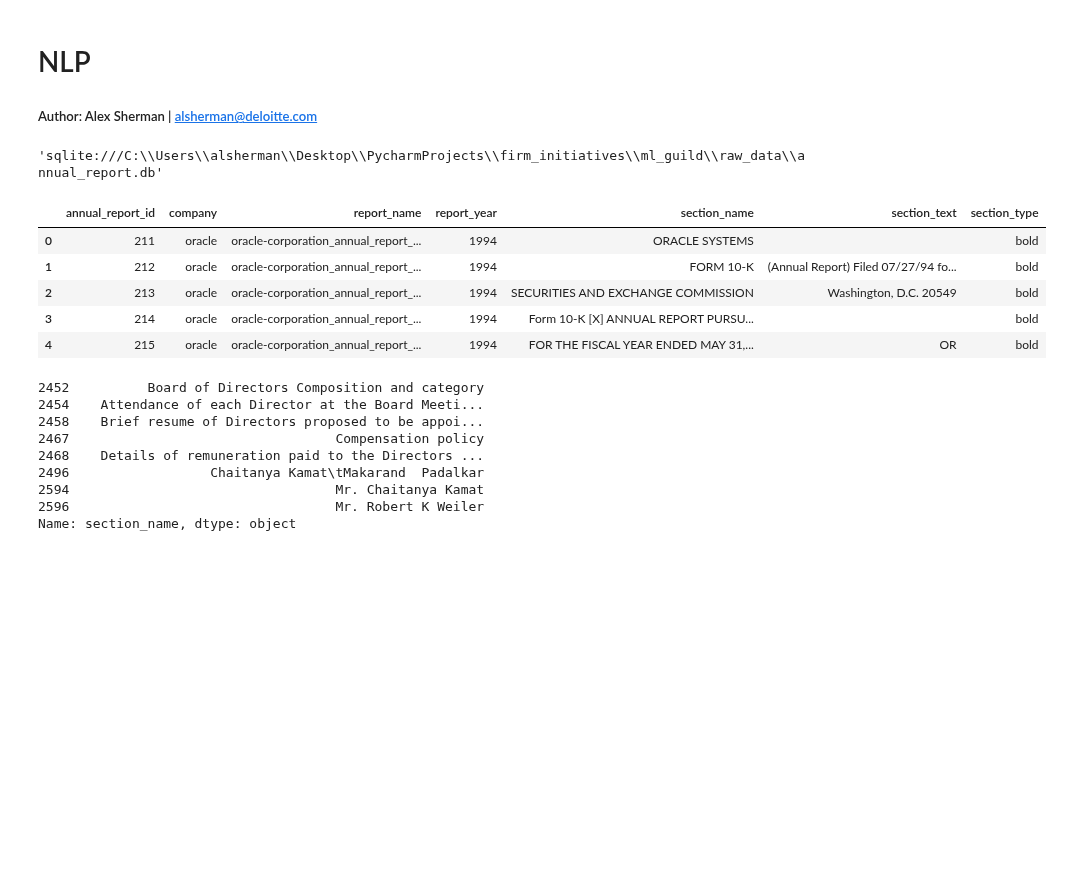
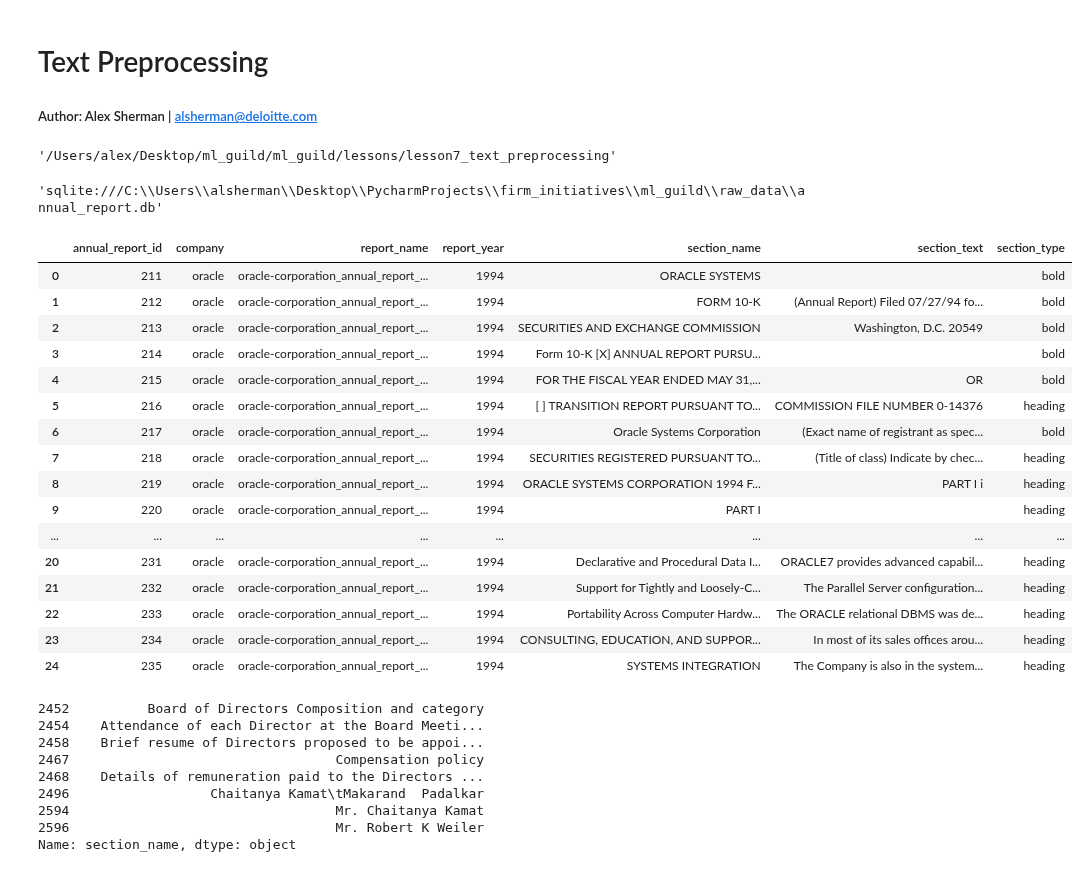
Before and after one commit to Alexjmsherman/nlp_practicum_original, a Jupyter notebook: lessons/lesson7_text_preprocessing/text_preprocessing_solution.ipynb, the cells around one changed output. Cells and saved outputs as stored; diff of their text form; code cells hidden in the pictures; blank space fills up the shorter version.

```diff
--- a/lessons/lesson7_text_preprocessing/text_preprocessing_solution.ipynb
+++ b/lessons/lesson7_text_preprocessing/text_preprocessing_solution.ipynb
@@ -1,7 +1,11 @@
 # %% [markdown]
-# NLP
+# Text Preprocessing
 
 ##### Author: Alex Sherman | alsherman@deloitte.com
+# %%
+pwd
+# %% [output]
+'/Users/alex/Desktop/ml_guild/ml_guild/lessons/lesson7_text_preprocessing'
 # %%
 import os
 import configparser
@@ -17,19 +22,30 @@ DB_PATH
 # %%
 # read the oracle 10k documents
 
 import pandas as pd
 from sqlalchemy import create_engine
 engine = create_engine(DB_PATH)
 
 df = pd.read_sql("SELECT * FROM annual_report WHERE COMPANY = 'oracle'", con=engine)
-df.head()
+df.head(25)
 # %% [output]
 |  | annual_report_id | company | report_name | report_year | section_name | section_text | section_type |
 | 0 | 211 | oracle | oracle-corporation_annual_report_... | 1994 | ORACLE SYSTEMS |  | bold |
 | 1 | 212 | oracle | oracle-corporation_annual_report_... | 1994 | FORM 10-K | (Annual Report) Filed 07/27/94 fo... | bold |
 | 2 | 213 | oracle | oracle-corporation_annual_report_... | 1994 | SECURITIES AND EXCHANGE COMMISSION | Washington, D.C. 20549 | bold |
 | 3 | 214 | oracle | oracle-corporation_annual_report_... | 1994 | Form 10-K [X] ANNUAL REPORT PURSU... |  | bold |
 | 4 | 215 | oracle | oracle-corporation_annual_report_... | 1994 | FOR THE FISCAL YEAR ENDED MAY 31,... | OR | bold |
+| 5 | 216 | oracle | oracle-corporation_annual_report_... | 1994 | [ ] TRANSITION REPORT PURSUANT TO... | COMMISSION FILE NUMBER 0-14376 | heading |
+| 6 | 217 | oracle | oracle-corporation_annual_report_... | 1994 | Oracle Systems Corporation | (Exact name of registrant as spec... | bold |
+| 7 | 218 | oracle | oracle-corporation_annual_report_... | 1994 | SECURITIES REGISTERED PURSUANT TO... | (Title of class) Indicate by chec... | heading |
+| 8 | 219 | oracle | oracle-corporation_annual_report_... | 1994 | ORACLE SYSTEMS CORPORATION 1994 F... | PART I i | heading |
+| 9 | 220 | oracle | oracle-corporation_annual_report_... | 1994 | PART I |  | heading |
+| ... | ... | ... | ... | ... | ... | ... | ... |
+| 20 | 231 | oracle | oracle-corporation_annual_report_... | 1994 | Declarative and Procedural Data I... | ORACLE7 provides advanced capabil... | heading |
+| 21 | 232 | oracle | oracle-corporation_annual_report_... | 1994 | Support for Tightly and Loosely-C... | The Parallel Server configuration... | heading |
+| 22 | 233 | oracle | oracle-corporation_annual_report_... | 1994 | Portability Across Computer Hardw... | The ORACLE relational DBMS was de... | heading |
+| 23 | 234 | oracle | oracle-corporation_annual_report_... | 1994 | CONSULTING, EDUCATION, AND SUPPOR... | In most of its sales offices arou... | heading |
+| 24 | 235 | oracle | oracle-corporation_annual_report_... | 1994 | SYSTEMS INTEGRATION | The Company is also in the system... | heading |
 # %%
 df[df.section_text.str.contains('CEO')].section_name
 # %% [output]
```
Also changed, not shown: parts of 50 cells of this notebook, 2 other files.
